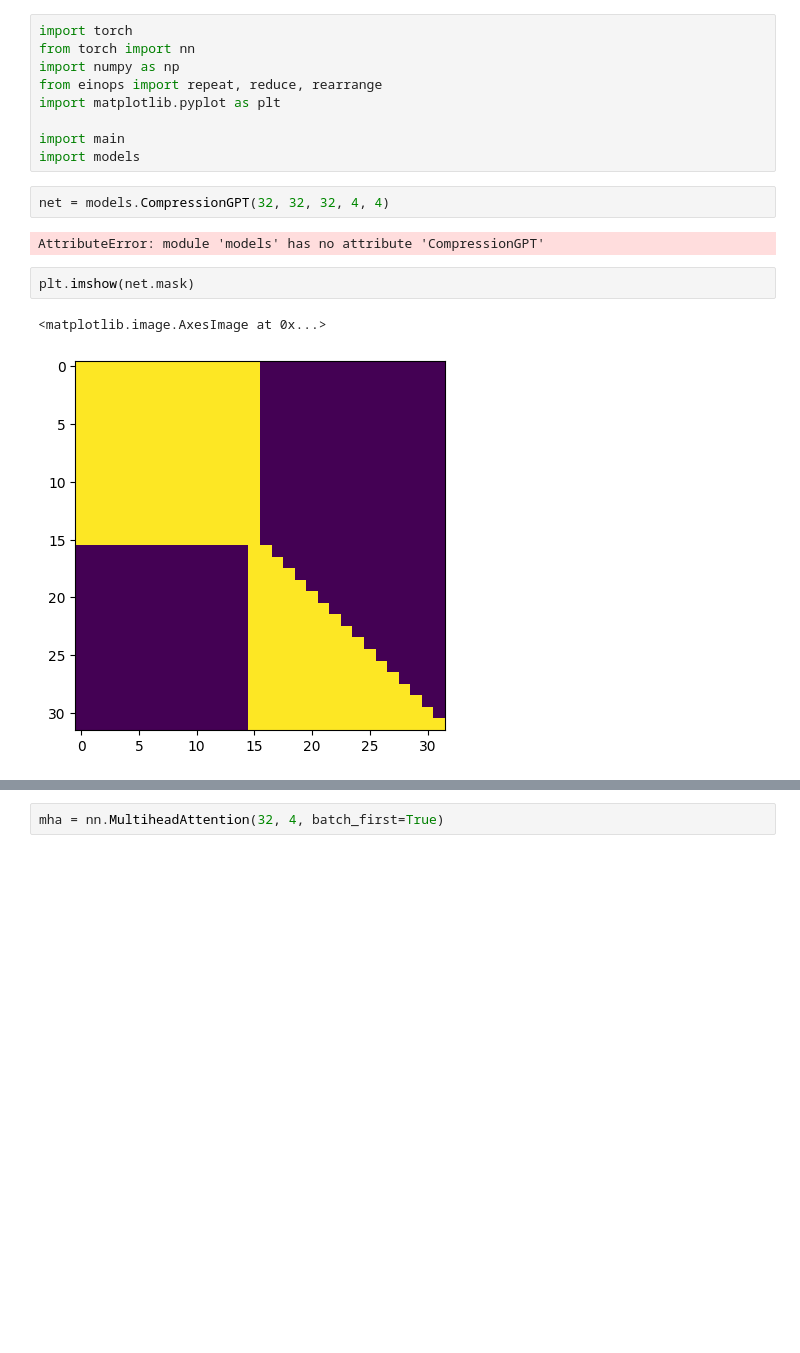
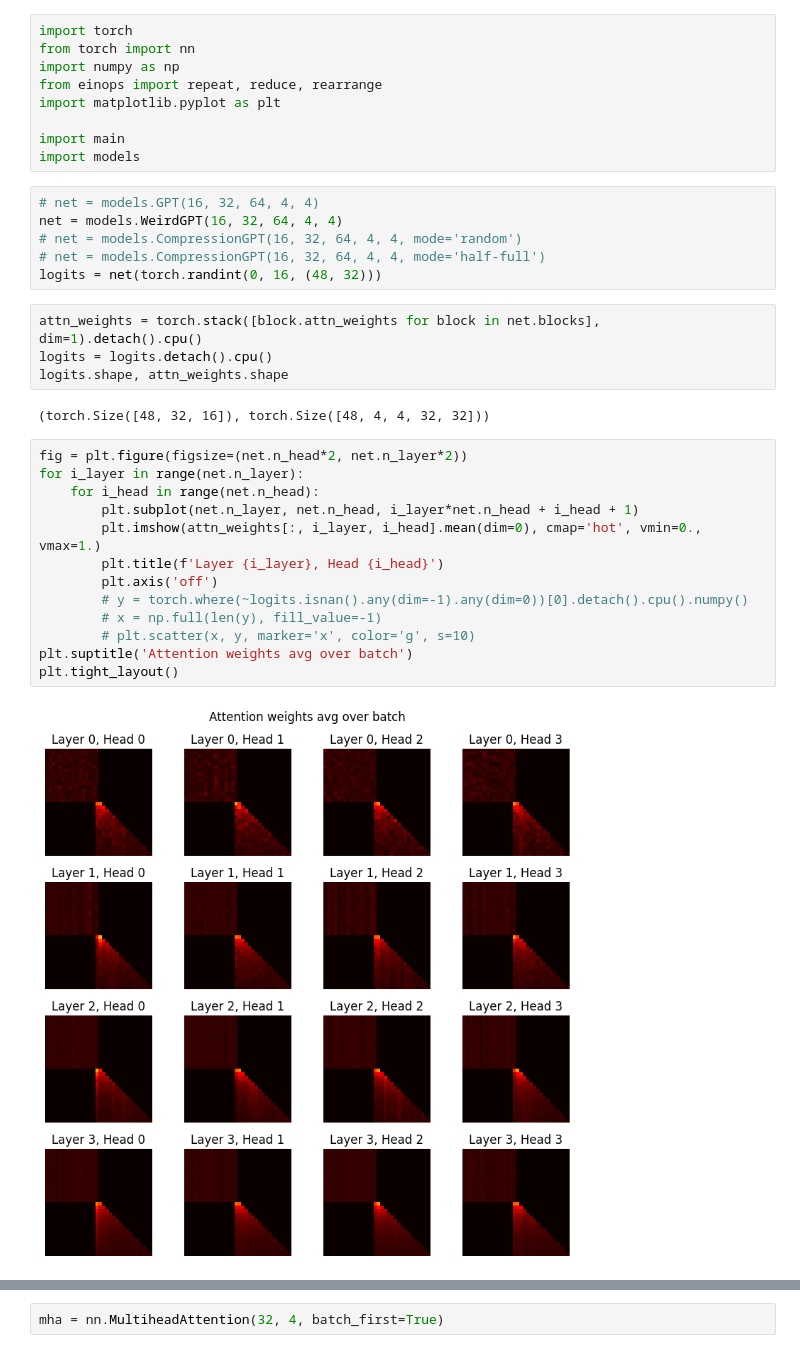
Before and after one commit to akarshkumar0101/transformer-memory, a Jupyter notebook: transformer-distilation/test.ipynb, the cells around one changed output, grey strips where cells are left out. Saved outputs shown, nothing was run; the diff lists cells and outputs as text; blank space fills up the shorter version.

```diff
--- a/transformer-distilation/test.ipynb
+++ b/transformer-distilation/test.ipynb
@@ -10,12 +10,30 @@ import matplotlib.pyplot as plt
 
 import main
 import models
-# %%
-net = models.CompressionGPT(32, 32, 32, 4, 4)
-# %% [output]
-AttributeError: module 'models' has no attribute 'CompressionGPT'
-# %%
-plt.imshow(net.mask)
-# %% [output]
-<matplotlib.image.AxesImage at 0x...>
-[figure, removed]
+# %%
+# net = models.GPT(16, 32, 64, 4, 4)
+net = models.WeirdGPT(16, 32, 64, 4, 4)
+# net = models.CompressionGPT(16, 32, 64, 4, 4, mode='random')
+# net = models.CompressionGPT(16, 32, 64, 4, 4, mode='half-full')
+logits = net(torch.randint(0, 16, (48, 32)))
+# %%
+attn_weights = torch.stack([block.attn_weights for block in net.blocks], dim=1).detach().cpu()
+logits = logits.detach().cpu()
+logits.shape, attn_weights.shape
+# %% [output]
+(torch.Size([48, 32, 16]), torch.Size([48, 4, 4, 32, 32]))
+# %%
+fig = plt.figure(figsize=(net.n_head*2, net.n_layer*2))
+for i_layer in range(net.n_layer):
+    for i_head in range(net.n_head):
+        plt.subplot(net.n_layer, net.n_head, i_layer*net.n_head + i_head + 1)
+        plt.imshow(attn_weights[:, i_layer, i_head].mean(dim=0), cmap='hot', vmin=0., vmax=1.)
+        plt.title(f'Layer {i_layer}, Head {i_head}')
+        plt.axis('off')
+        # y = torch.where(~logits.isnan().any(dim=-1).any(dim=0))[0].detach().cpu().numpy()
+        # x = np.full(len(y), fill_value=-1)
+        # plt.scatter(x, y, marker='x', color='g', s=10)
+plt.suptitle('Attention weights avg over batch')
+plt.tight_layout()
+# %% [output]
+[figure, added]
```
Also changed, not shown: parts of 10 cells of this notebook, 3 other files.
